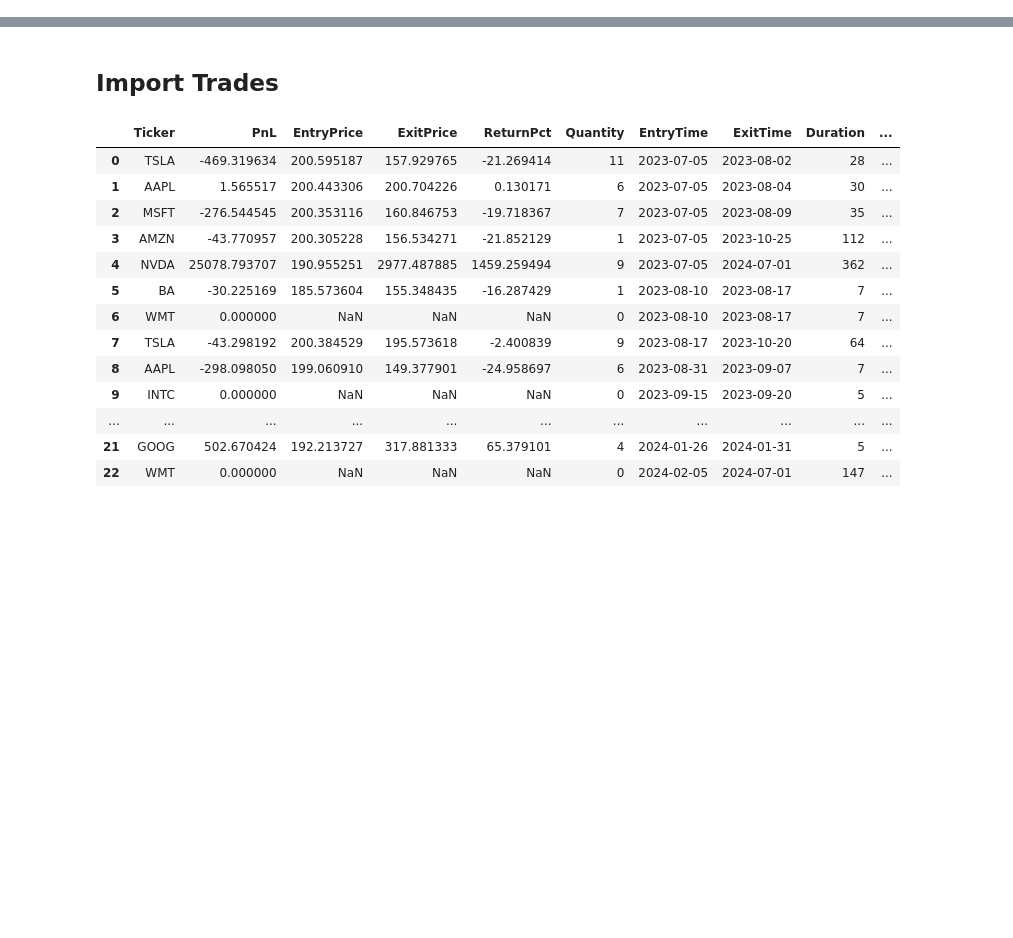
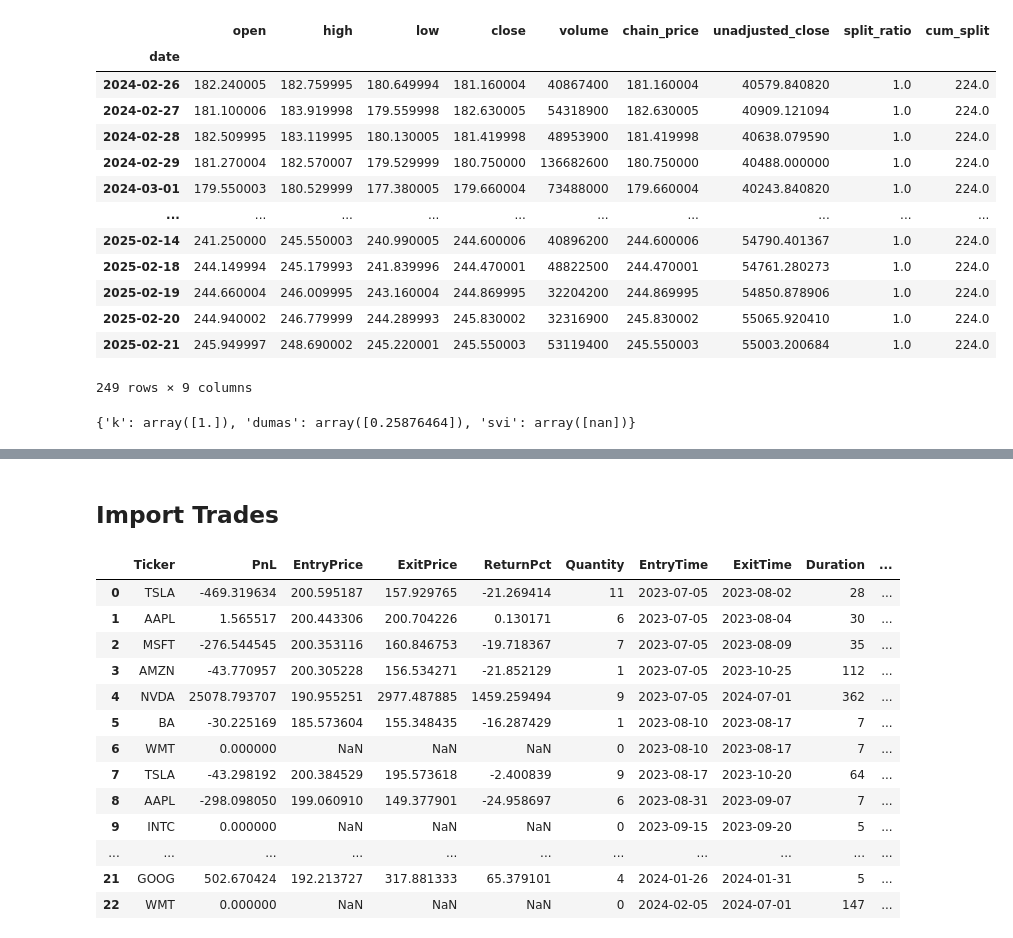
Before and after one commit to Zino-ctrlZ/QuantTools, a Jupyter notebook: EventDriven/demos/load_structures.ipynb, the cells around one changed output, grey strips where cells are left out. Drawn from its saved outputs; the diff is of its cells as text; code cells hidden in the pictures; blank space fills up the shorter version.

```diff
--- a/EventDriven/demos/load_structures.ipynb
+++ b/EventDriven/demos/load_structures.ipynb
@@ -21,0 +37,23 @@ Using Proxy URL: http://18.232.166.224:5500/thetadata
+# %%
+type(ts.index)
+ts.index == pd.to_datetime('2021-06-18')
+# ts[(ts.index >= pd.Timestamp(aapl.start_date))]
+# %% [output]
+|  | open | high | low | close | volume | chain_price | unadjusted_close | split_ratio | cum_split |
+| date |  |  |  |  |  |  |  |  |  |
+| 2024-02-26 | 182.240005 | 182.759995 | 180.649994 | 181.160004 | 40867400 | 181.160004 | 40579.840820 | 1.0 | 224.0 |
+| 2024-02-27 | 181.100006 | 183.919998 | 179.559998 | 182.630005 | 54318900 | 182.630005 | 40909.121094 | 1.0 | 224.0 |
+| 2024-02-28 | 182.509995 | 183.119995 | 180.130005 | 181.419998 | 48953900 | 181.419998 | 40638.079590 | 1.0 | 224.0 |
+| 2024-02-29 | 181.270004 | 182.570007 | 179.529999 | 180.750000 | 136682600 | 180.750000 | 40488.000000 | 1.0 | 224.0 |
+| 2024-03-01 | 179.550003 | 180.529999 | 177.380005 | 179.660004 | 73488000 | 179.660004 | 40243.840820 | 1.0 | 224.0 |
+| ... | ... | ... | ... | ... | ... | ... | ... | ... | ... |
+| 2025-02-14 | 241.250000 | 245.550003 | 240.990005 | 244.600006 | 40896200 | 244.600006 | 54790.401367 | 1.0 | 224.0 |
+| 2025-02-18 | 244.149994 | 245.179993 | 241.839996 | 244.470001 | 48822500 | 244.470001 | 54761.280273 | 1.0 | 224.0 |
+| 2025-02-19 | 244.660004 | 246.009995 | 243.160004 | 244.869995 | 32204200 | 244.869995 | 54850.878906 | 1.0 | 224.0 |
+| 2025-02-20 | 244.940002 | 246.779999 | 244.289993 | 245.830002 | 32316900 | 245.830002 | 55065.920410 | 1.0 | 224.0 |
+| 2025-02-21 | 245.949997 | 248.690002 | 245.220001 | 245.550003 | 53119400 | 245.550003 | 55003.200684 | 1.0 | 224.0 |
+249 rows × 9 columns
+# %%
+aapl.vol(exp = '12m', strike_type = 'p', strike = 1.0, right = 'C')
+# %% [output]
+{'k': array([1.]), 'dumas': array([0.25876464]), 'svi': array([nan])}
```
Also changed, not shown: parts of 26 cells of this notebook, 8 other files.
